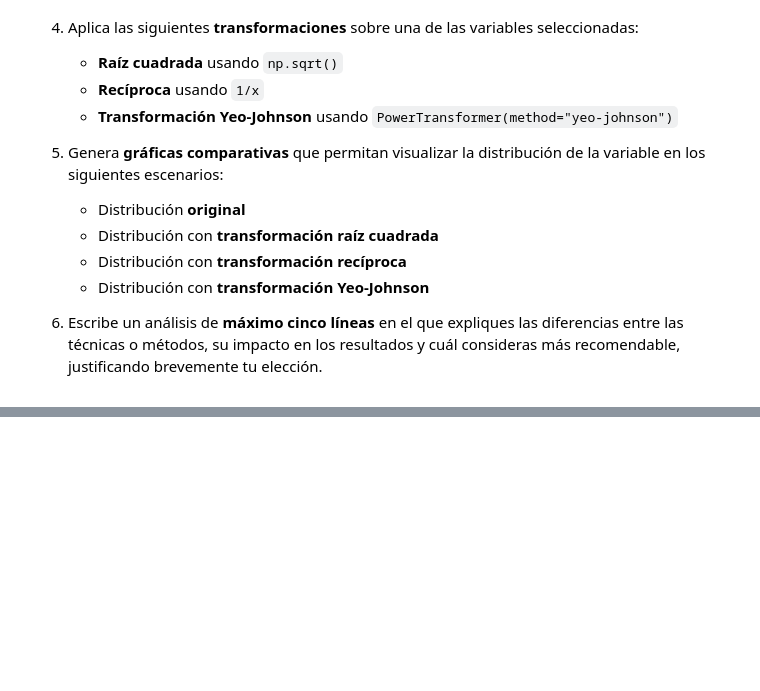
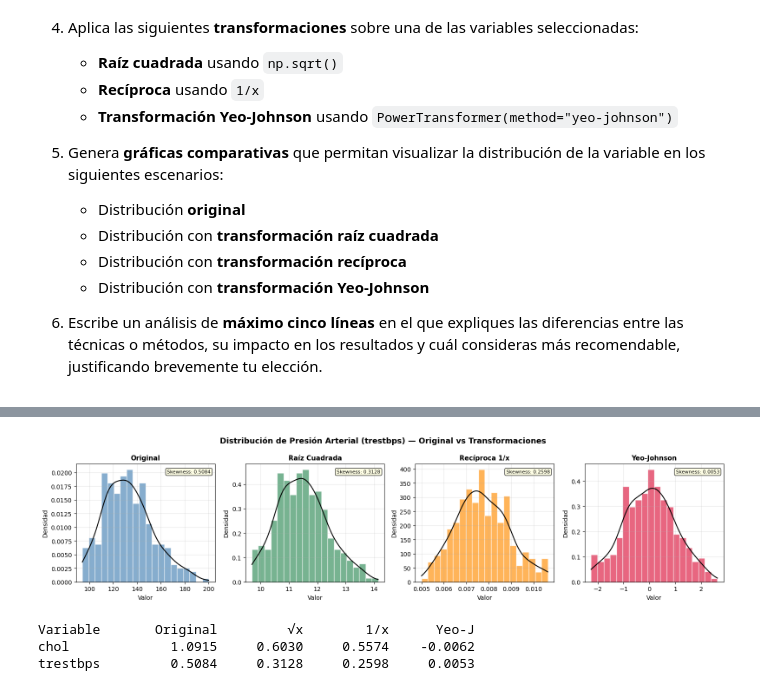
Before and after one commit to JulianCarvajal/BeatAnalytics, a Jupyter notebook: sesiones_practicas/sp_3_natalia_bernal_julian_carvajal.ipynb, the cells around one changed output, grey strips where cells are left out. Saved outputs shown, nothing was run; the diff lists cells and outputs as text; code cells hidden in the pictures; blank space fills up the shorter version.

```diff
--- a/sesiones_practicas/sp_3_natalia_bernal_julian_carvajal.ipynb
+++ b/sesiones_practicas/sp_3_natalia_bernal_julian_carvajal.ipynb
@@ -563,0 +658,49 @@ A partir de un conjunto de datos real sobre **pacientes con enfermedades cardía
+# %%
+# Segunda variable: trestbps
+x2      = df['trestbps'].values
+x2_sqrt = np.sqrt(x2)
+x2_recip= 1 / x2
+x2_yj   = PowerTransformer(method='yeo-johnson') \
+              .fit_transform(x2.reshape(-1,1)).flatten()
+
+fig2, axs2 = plt.subplots(1, 4, figsize=(16, 4))
+fig2.suptitle('Distribución de Presión Arterial (trestbps) — Original vs Transformaciones',
+              fontsize=13, fontweight='bold')
+
+configs2 = [
+    (x2,       'Original',       'steelblue'),
+    (x2_sqrt,  'Raíz Cuadrada',  'seagreen'),
+    (x2_recip, 'Recíproca 1/x',  'darkorange'),
+    (x2_yj,    'Yeo-Johnson',    'crimson'),
+]
+
+for i, (data, titulo, color) in enumerate(configs2):
+    ax = axs2[i]
+    ax.hist(data, bins=20, alpha=0.65, color=color, edgecolor='white', density=True)
+    kde = stats.gaussian_kde(data)
+    xs = np.linspace(data.min(), data.max(), 200)
+    ax.plot(xs, kde(xs), color='black', linewidth=1.5)
+    ax.set_title(titulo, fontsize=11, fontweight='bold')
+    ax.set_xlabel('Valor'); ax.set_ylabel('Densidad')
+    ax.text(0.97, 0.95, sk(data), transform=ax.transAxes, fontsize=8,
+            ha='right', va='top',
+            bbox=dict(boxstyle='round,pad=0.3', facecolor='lightyellow', alpha=0.8))
+    ax.grid(True, alpha=0.3)
+
+plt.tight_layout()
+plt.show()
+# %% [output]
+[figure, added]
+# %%
+# Resumen de Skewness
+print(f"{'Variable':<12} {'Original':>10} {'√x':>10} {'1/x':>10} {'Yeo-J':>10}")
+for xo, xs, xr, xy, nombre in [
+    (x,  x_sqrt,  x_recip,  x_yj,  'chol'),
+    (x2, x2_sqrt, x2_recip, x2_yj, 'trestbps'),
+]:
+    print(f"{nombre:<12} {stats.skew(xo):>10.4f} {stats.skew(xs):>10.4f} "
+          f"{stats.skew(xr):>10.4f} {stats.skew(xy):>10.4f}")
+# %% [output]
+Variable       Original         √x        1/x      Yeo-J
+chol             1.0915     0.6030     0.5574    -0.0062
+trestbps         0.5084     0.3128     0.2598     0.0053
```
Also changed, not shown: parts of 3 cells of this notebook.
